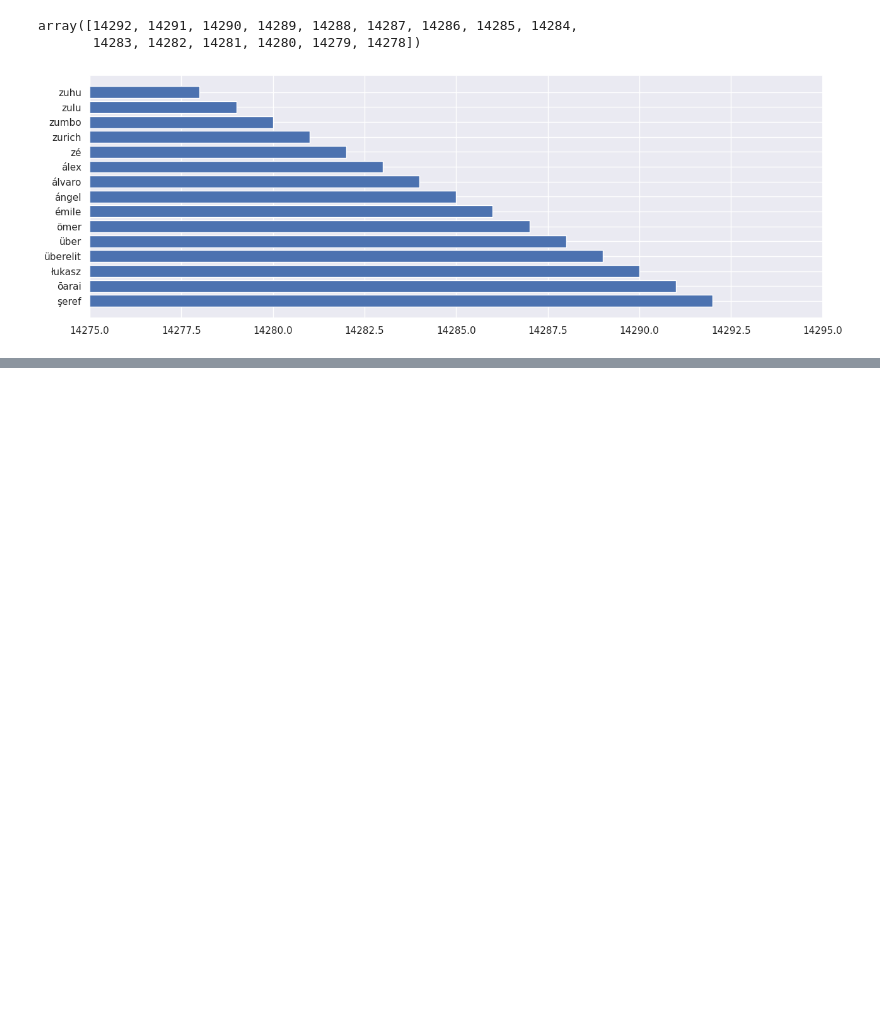
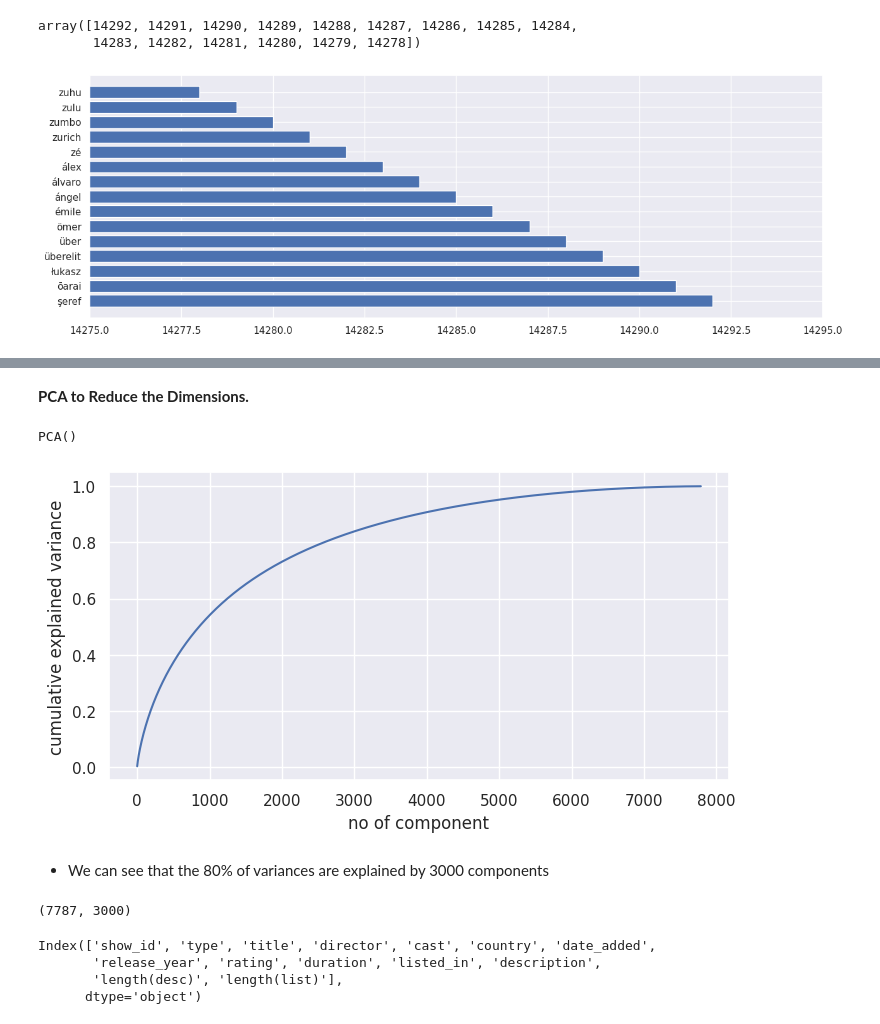
Before and after one commit to pratikjori20/Netflix-movies-TV-Shows-Clustring-ML-unsupervised, a Jupyter notebook: individual_notebook_capstone_4.ipynb, the cells around one changed output, grey strips where cells are left out. Saved outputs shown, nothing was run; the diff lists cells and outputs as text; code cells hidden in the pictures; blank space fills up the shorter version.

```diff
--- a/individual_notebook_capstone_4.ipynb
+++ b/individual_notebook_capstone_4.ipynb
@@ -666,0 +828,5 @@ plt.show()
+# %%
+# adding new column length of listed_in
+
+df_copy['length(list)'] = df_copy['listed_in'].apply(lambda x:len(x))
+df_copy.head(2)
@@ -666,0 +956,37 @@ plt.show()
+# %% [markdown]
+<B> PCA to Reduce the Dimensions.
+# %%
+words = df_copy.description
+# %%
+t_vectorizer = TfidfVectorizer(max_df = 0.9, min_df = 1, max_features = 15000)
+X = t_vectorizer.fit_transform(words)
+# %%
+from sklearn.decomposition import PCA
+
+dimension = PCA()
+dimension.fit(X.toarray())
+# %% [output]
+PCA()
+# %%
+plt.plot(np.cumsum(dimension.explained_variance_ratio_))
+plt.xlabel('no of component')
+plt.ylabel('cumulative explained variance')
+plt.show()
+# %% [output]
+[figure, added]
+# %% [markdown]
+* We can see that the 80% of variances are explained by 3000 components
+# %%
+transform = PCA(n_components = 3000)
+transform.fit(X.toarray())
+X_transform =  transform.transform(X.toarray())
+X_transform.shape
+# %% [output]
+(7787, 3000)
+# %%
+df_copy.columns
+# %% [output]
+Index(['show_id', 'type', 'title', 'director', 'cast', 'country', 'date_added',
+       'release_year', 'rating', 'duration', 'listed_in', 'description',
+       'length(desc)', 'length(list)'],
+      dtype='object')
```
Also changed, not shown: parts of 38 cells of this notebook.
